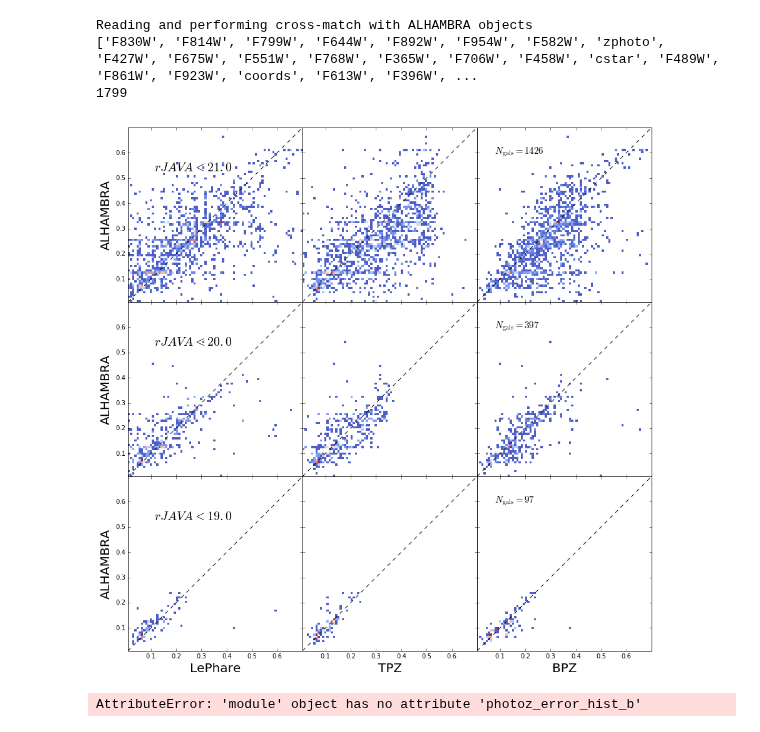
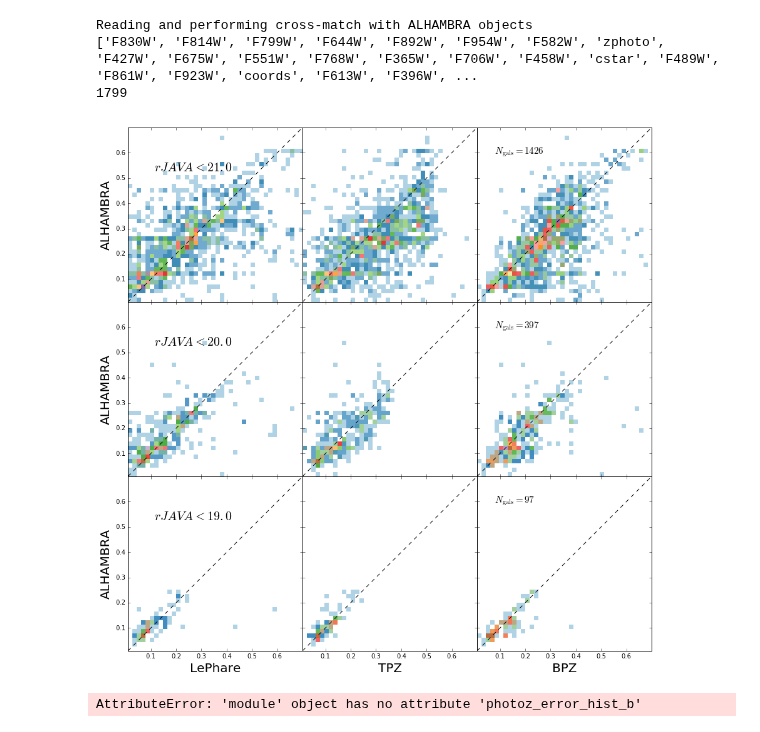
Before and after one commit to aaorsi/ELG_analysis, a Jupyter notebook: photoz_redmapper.ipynb, the cells around one changed output. Saved outputs shown, nothing was run; the diff lists cells and outputs as text; code cells hidden in the pictures.

```diff
--- a/photoz_redmapper.ipynb
+++ b/photoz_redmapper.ipynb
@@ -126,7 +126,7 @@ for j in range(3):
     for i in range(3):
         ax = plt.subplot(gs[j,i])
         counts, ybins, xbins, image = ax.hist2d(samp[pz_list[i]][sel], samp['z_redmapper'][sel], bins=80,
-                                             range=[xr, yr],cmap=plt.cm.coolwarm, normed=LogNorm(),
+                                             range=[xr, yr],cmap=plt.cm.Paired, normed=LogNorm(),
                                              cmin=0.01, label=leg_list[i], alpha=0.9)
         ax.plot(xr,yr,'k--')
         ax.set_xlabel(leg_list[i],fontsize=20)
@@ -205,36 +205,36 @@ gs = gsc.GridSpec(3,3)
 gs.update(wspace=0.0, hspace=0.0)
 
 xr = [0.01,0.7]
 yr = [0.01,0.7]
 
 samp = jp_alh # change to jrm eventually
 
 pz_list = ['photoz_leph', 'photoz_tpz', 'photoz_bpz']
 leg_list = ['LePhare', 'TPZ','BPZ']
 rlim = [21, 20, 19]
 
 for j in range(3):
     sel = samp['rJAVA'][:,0] < rlim[j]
     for i in range(3):
         ax = plt.subplot(gs[j,i])
-        counts, ybins, xbins, image = ax.hist2d(samp[pz_list[i]][sel], samp['zphoto'][sel], bins=80,
-                                             range=[xr, yr],cmap=plt.cm.coolwarm, normed=LogNorm(),
+        counts, ybins, xbins, image = ax.hist2d(samp[pz_list[i]][sel], samp['zphoto'][sel], bins=40,
+                                             range=[xr, yr],cmap=plt.cm.Paired, normed=LogNorm(),
                                              cmin=0.01, label=leg_list[i], alpha=0.9)
         ax.plot(xr,yr,'k--')
         ax.set_xlabel(leg_list[i],fontsize=20)
 
         if i == 0:
             ax.set_ylabel('ALHAMBRA',fontsize=20)
             ax.text(0.15,0.75,r'$rJAVA < %.1f$'% rlim[j], fontsize=20,transform=ax.transAxes)
         else:
             ax.set_yticklabels([])
 
         if i == 2:
             ax.text(0.1,0.85,r'$N_{\rm gals}=%ld$'% len(samp['zphoto'][sel]), fontsize=15,transform=ax.transAxes)
 
 plt.show()
 # %% [output]
-[figure, old version]
+[figure, new version]
 # %%
 # %% [output]
 AttributeError: 'module' object has no attribute 'photoz_error_hist_b'
```
Also changed, not shown: parts of 1 cell of this notebook.
